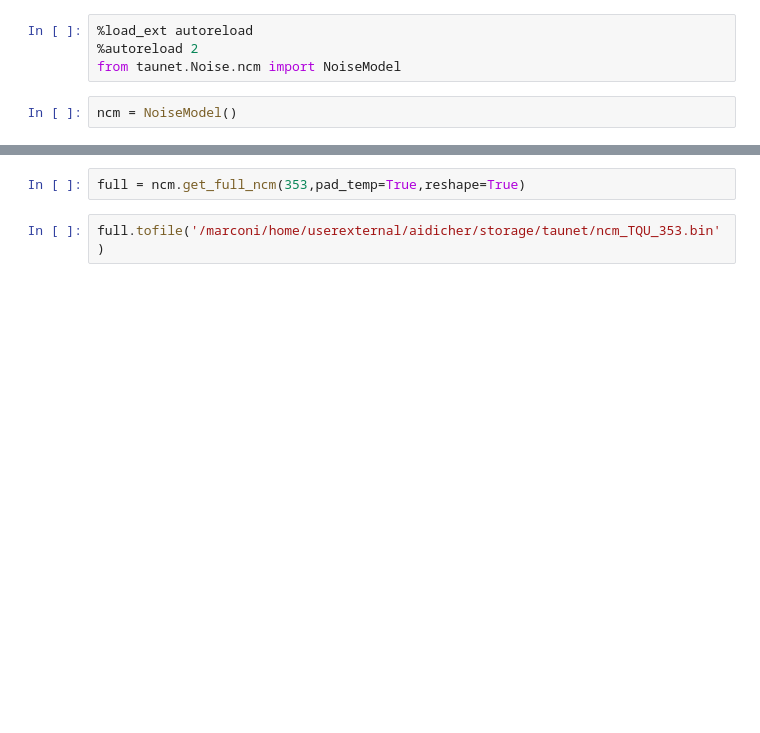
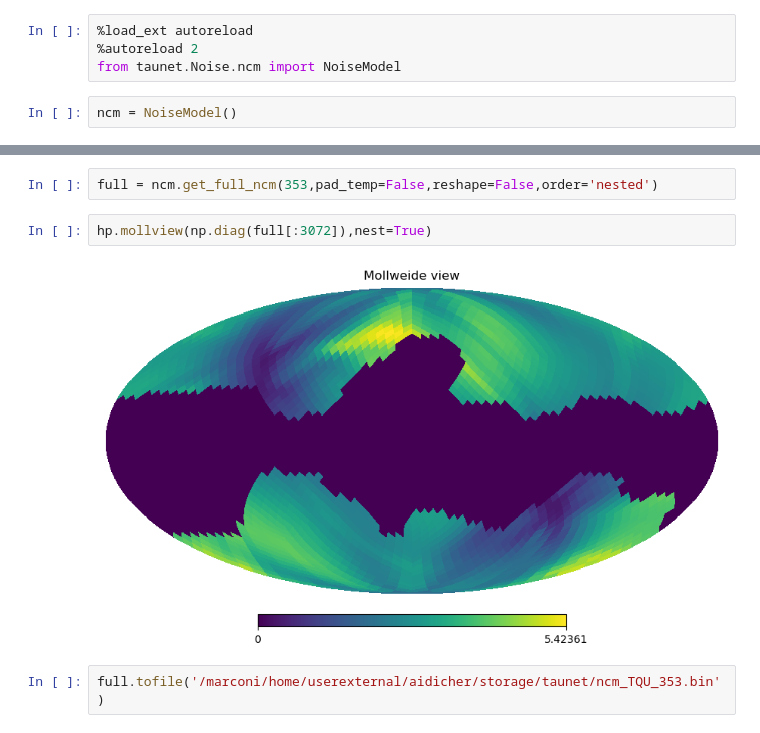
Before and after one commit to antolonappan/taunet, a Jupyter notebook: Notebooks/ncm.ipynb, the cells around one changed output, grey strips where cells are left out. Cells and saved outputs as stored; diff of their text form; blank space fills up the shorter version.

```diff
--- a/Notebooks/ncm.ipynb
+++ b/Notebooks/ncm.ipynb
@@ -14,7 +14,11 @@ hp.mollview(ncm.polmask)
 # %% [output]
 [figure]
 # %%
-full = ncm.get_full_ncm(353,pad_temp=True,reshape=True)
+full = ncm.get_full_ncm(353,pad_temp=False,reshape=False,order='nested')
+# %%
+hp.mollview(np.diag(full[:3072]),nest=True)
+# %% [output]
+[figure, added]
 # %%
 full.tofile('/marconi/home/userexternal/aidicher/storage/taunet/ncm_TQU_353.bin')
 # %%
```
Also changed, not shown: parts of 10 cells of this notebook, 6 other files.
